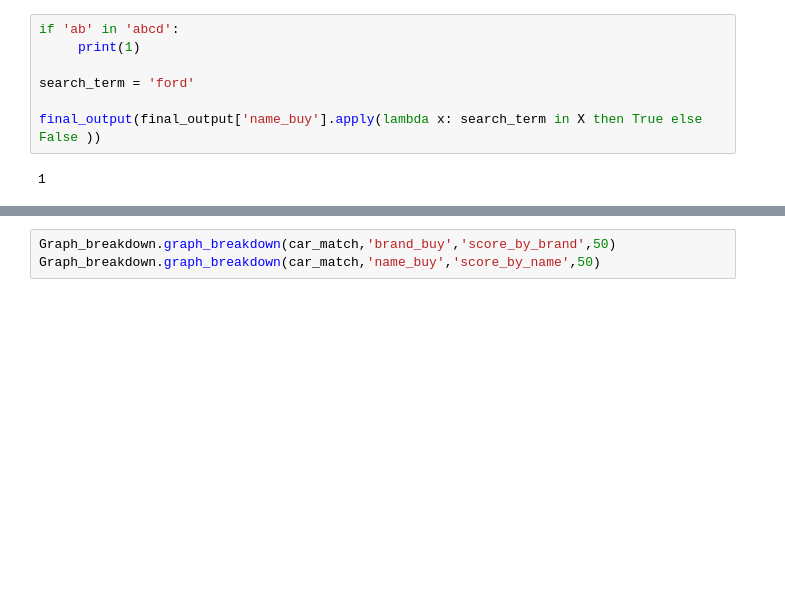
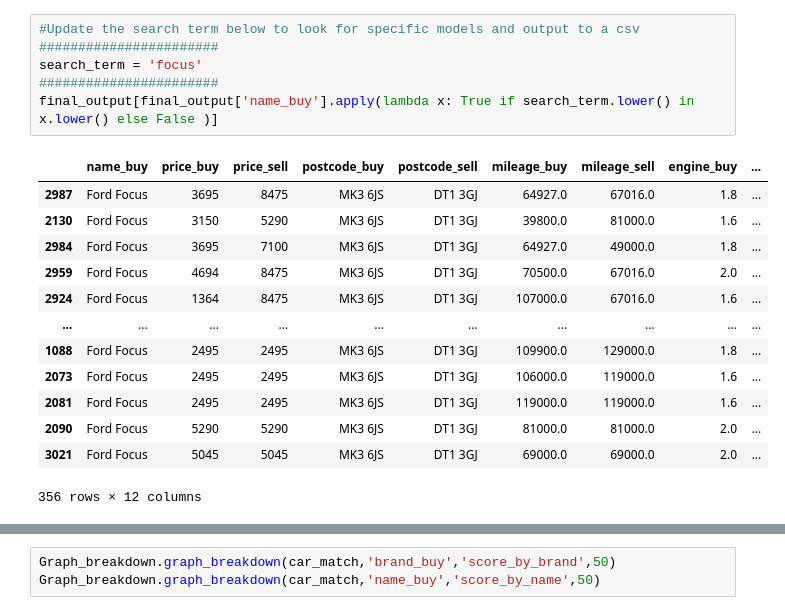
Before and after one commit to Benedictgr97/car-price-comapare, a Jupyter notebook: main.ipynb, the cells around one changed output, grey strips where cells are left out. Cells and saved outputs as stored; diff of their text form; blank space fills up the shorter version.

```diff
--- a/main.ipynb
+++ b/main.ipynb
@@ -85,9 +69,20 @@ KeyError: 'year'
-# %%
-if 'ab' in 'abcd':
-     print(1)
-
-search_term = 'ford'
-
-final_output(final_output['name_buy'].apply(lambda x: search_term in X then True else False ))
-# %% [output]
-1
+# %%
+#Update the search term below to look for specific models and output to a csv
+#######################
+search_term = 'focus'
+#######################
+final_output[final_output['name_buy'].apply(lambda x: True if search_term.lower() in x.lower() else False )]
+# %% [output]
+|  | name_buy | price_buy | price_sell | postcode_buy | postcode_sell | mileage_buy | mileage_sell | engine_buy | ... |
+| 2987 | Ford Focus | 3695 | 8475 | MK3 6JS | DT1 3GJ | 64927.0 | 67016.0 | 1.8 | ... |
+| 2130 | Ford Focus | 3150 | 5290 | MK3 6JS | DT1 3GJ | 39800.0 | 81000.0 | 1.6 | ... |
+| 2984 | Ford Focus | 3695 | 7100 | MK3 6JS | DT1 3GJ | 64927.0 | 49000.0 | 1.8 | ... |
+| 2959 | Ford Focus | 4694 | 8475 | MK3 6JS | DT1 3GJ | 70500.0 | 67016.0 | 2.0 | ... |
+| 2924 | Ford Focus | 1364 | 8475 | MK3 6JS | DT1 3GJ | 107000.0 | 67016.0 | 1.6 | ... |
+| ... | ... | ... | ... | ... | ... | ... | ... | ... | ... |
+| 1088 | Ford Focus | 2495 | 2495 | MK3 6JS | DT1 3GJ | 109900.0 | 129000.0 | 1.8 | ... |
+| 2073 | Ford Focus | 2495 | 2495 | MK3 6JS | DT1 3GJ | 106000.0 | 119000.0 | 1.6 | ... |
+| 2081 | Ford Focus | 2495 | 2495 | MK3 6JS | DT1 3GJ | 119000.0 | 119000.0 | 1.6 | ... |
+| 2090 | Ford Focus | 5290 | 5290 | MK3 6JS | DT1 3GJ | 81000.0 | 81000.0 | 2.0 | ... |
+| 3021 | Ford Focus | 5045 | 5045 | MK3 6JS | DT1 3GJ | 69000.0 | 69000.0 | 2.0 | ... |
+356 rows × 12 columns
```
Also changed, not shown: parts of 3 cells of this notebook, 1 other file.
